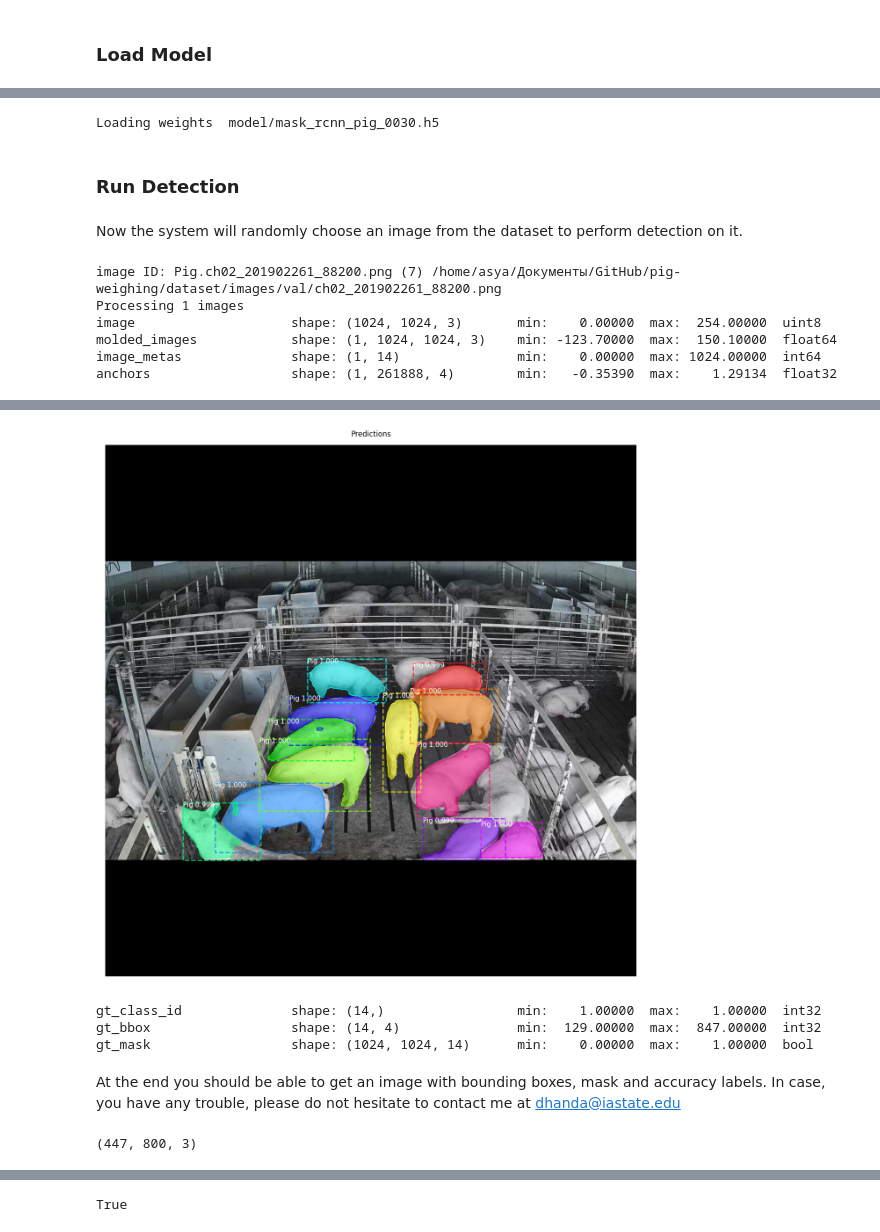
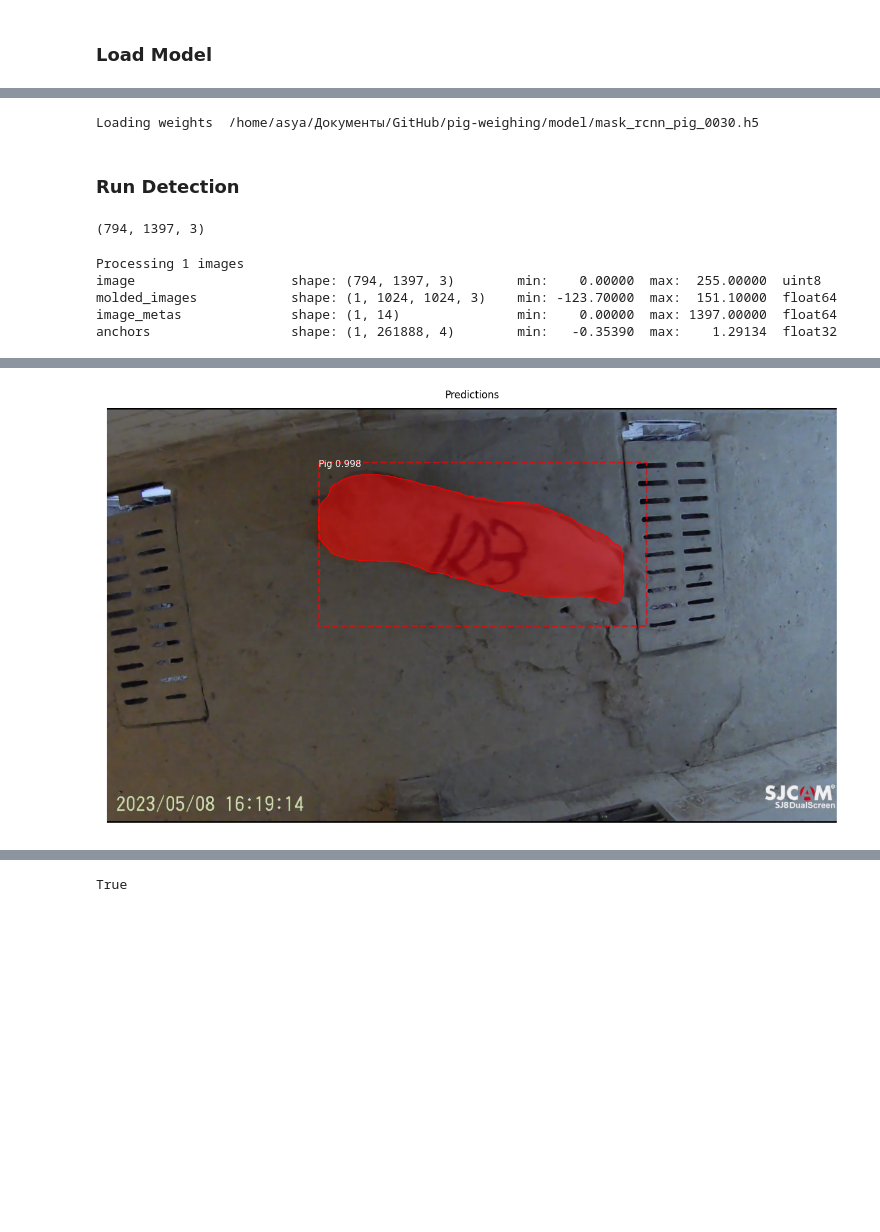
Before and after one commit to pipipyau/Mask_RCNN, a Jupyter notebook: samples/pigs/pipeline-seg-dect.ipynb, the cells around one changed output, grey strips where cells are left out. Drawn from its saved outputs; the diff is of its cells as text; code cells hidden in the pictures; blank space fills up the shorter version.

```diff
--- a/samples/pigs/pipeline-seg-dect.ipynb
+++ b/samples/pigs/pipeline-seg-dect.ipynb
@@ -44,12 +43,12 @@ The link to trained weights file is given above. Make sure the directory of Pig.
 # Path to Ballon trained weights
 # You can download this file from the Releases page
 # https://github.com/matterport/Mask_RCNN/releases
-Pig_WEIGHTS_PATH = ("model/mask_rcnn_coco.h5")  # TODO: update this path
+Pig_WEIGHTS_PATH = ("/home/asya/Документы/GitHub/pig-weighing/model/mask_rcnn_pig_0030.h5")  # TODO: update this path
 # %% [markdown]
 ### Load the configurations
 # %%
 config = Pig.PigConfig()
-Pig_DIR = os.path.join(ROOT_DIR, "dataset/images") ## update the path where the images are downloaded from the link
+Pig_DIR = os.path.join("/home/asya/Документы/GitHub/Mask_RCNN/images") ## update the path where the images are downloaded from the link
 # %%
 class InferenceConfig(config.__class__):
     # Run detection on one image at a time
@@ -124,7 +121,7 @@ Use fn_output_signature instead
 
 # Download file from the Releases page and set its path
 # https://github.com/matterport/Mask_RCNN/releases
-weights_path = "model/mask_rcnn_pig_0030.h5"
+weights_path = Pig_WEIGHTS_PATH
 
 # Or, load the last model you trained
 # weights_path = model.find_last()
@@ -133,35 +130,28 @@ weights_path = "model/mask_rcnn_pig_0030.h5"
 print("Loading weights ", weights_path)
 model.load_weights(weights_path, by_name=True)
 # %% [output]
-Loading weights  model/mask_rcnn_pig_0030.h5
+Loading weights  /home/asya/Документы/GitHub/pig-weighing/model/mask_rcnn_pig_0030.h5
 # %% [markdown]
 ### Run Detection
-# %% [markdown]
-Now the system will randomly choose an image from the dataset to perform detection on it.
+# %%
+# img = Image.open('3_A4_000059.png').convert('RGB')
+img = Image.open('/home/asya/Документы/GitHub/Mask_RCNN/images/test_pig.png').convert('RGB')
+img_arr = np.array(img)
+print(img_arr.shape)
+# %% [output]
+(794, 1397, 3)
 # %%
-image_id = random.choice(dataset.image_ids)
-image, image_meta, gt_class_id, gt_bbox, gt_mask =\
-    modellib.load_image_gt(dataset, config, image_id, use_mini_mask=False)
-info = dataset.image_info[image_id]
-print("image ID: {}.{} ({}) {}".format(info["source"], info["id"], image_id,
-                                       dataset.image_reference(image_id)))
-
-# Run object detection
-results = model.detect([image], verbose=1)
+results = model.detect([img_arr], verbose=1)
 
 # Display results
 # ax = get_ax(1)
 r = results[0]
-visualize.display_instances(image, r['rois'], r['masks'], r['class_ids'],
+visualize.display_instances(img_arr, r['rois'], r['masks'], r['class_ids'],
                             dataset.class_names, r['scores'],
                             title="Predictions")
-log("gt_class_id", gt_class_id)
-log("gt_bbox", gt_bbox)
-log("gt_mask", gt_mask)
 # %% [output]
-image ID: Pig.ch02_201902261_88200.png (7) /home/asya/Документы/GitHub/pig-weighing/dataset/images/val/ch02_201902261_88200.png
 Processing 1 images
-image                    shape: (1024, 1024, 3)       min:    0.00000  max:  254.00000  uint8
-molded_images            shape: (1, 1024, 1024, 3)    min: -123.70000  max:  150.10000  float64
-image_metas              shape: (1, 14)               min:    0.00000  max: 1024.00000  int64
+image                    shape: (794, 1397, 3)        min:    0.00000  max:  255.00000  uint8
+molded_images            shape: (1, 1024, 1024, 3)    min: -123.70000  max:  151.10000  float64
+image_metas              shape: (1, 14)               min:    0.00000  max: 1397.00000  float64
 anchors                  shape: (1, 261888, 4)        min:   -0.35390  max:    1.29134  float32
@@ -176,13 +166 @@ anchors                  shape: (1, 261888, 4)        min:   -0.35390  max:    1
-[figure, old version]
+[figure, new version]
-gt_class_id              shape: (14,)                 min:    1.00000  max:    1.00000  int32
-gt_bbox                  shape: (14, 4)               min:  129.00000  max:  847.00000  int32
-gt_mask                  shape: (1024, 1024, 14)      min:    0.00000  max:    1.00000  bool
-# %% [markdown]
-At the end you should be able to get an image with bounding boxes, mask and accuracy labels. In case, you have any trouble, please do not hesitate to contact me at dhanda@iastate.edu
-# %%
-# img = Image.open('3_A4_000059.png').convert('RGB')
-img = Image.open('multipig1.jpeg').convert('RGB')
-img_arr = np.array(img)
-print(img_arr.shape)
-# %% [output]
-(447, 800, 3)
```
Also changed, not shown: parts of 10 cells of this notebook, 1 other file.
